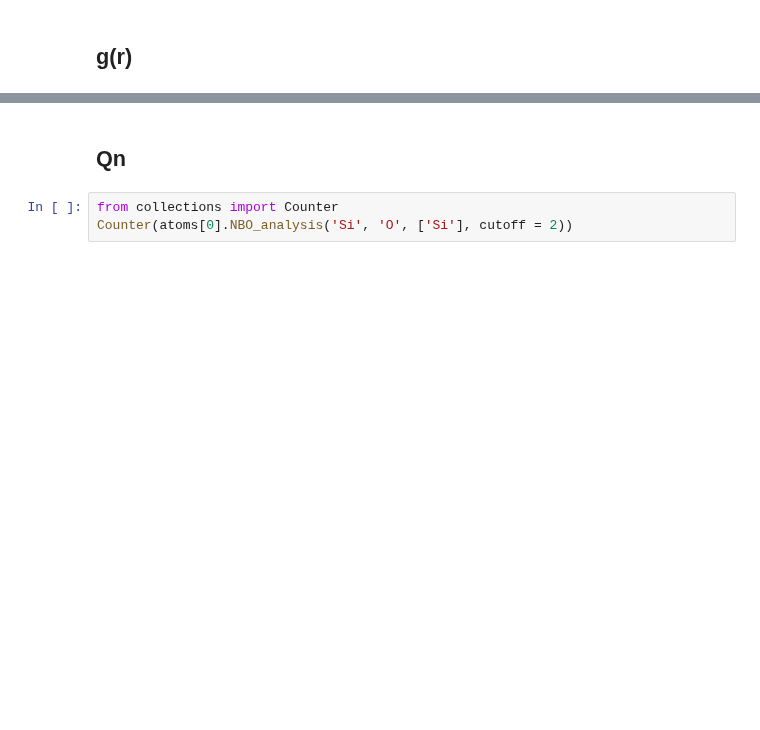
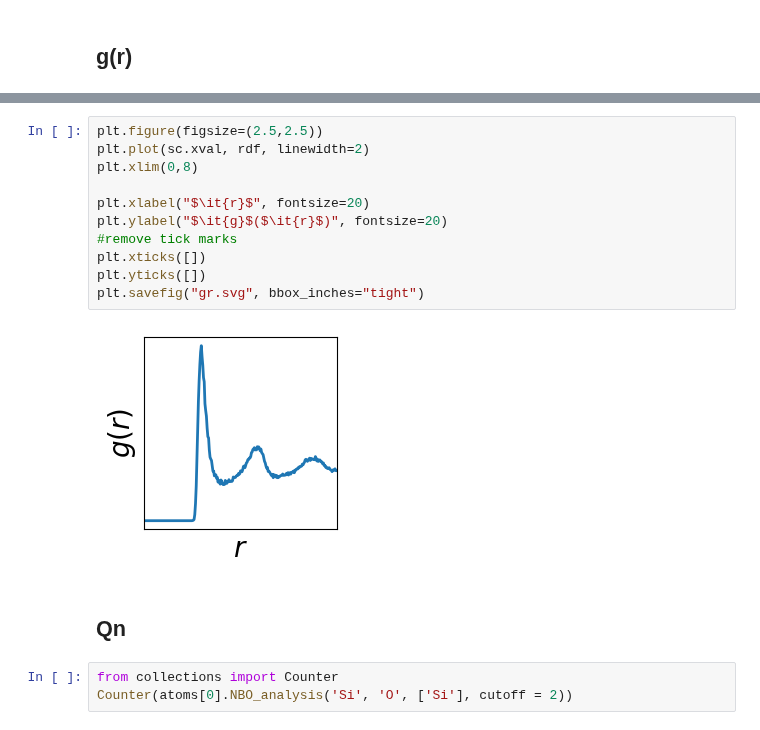
Before and after one commit to R-Chr/vitrum, a Jupyter notebook: examples/analysis/demo.ipynb, the cells around one changed output, grey strips where cells are left out. Saved outputs shown, nothing was run; the diff lists cells and outputs as text; blank space fills up the shorter version.

```diff
--- a/examples/analysis/demo.ipynb
+++ b/examples/analysis/demo.ipynb
@@ -46,3 +59,16 @@ Text(0, 0.5, 'g(r)')
+# %%
+plt.figure(figsize=(2.5,2.5))
+plt.plot(sc.xval, rdf, linewidth=2)
+plt.xlim(0,8)
+
+plt.xlabel("$\it{r}$", fontsize=20)
+plt.ylabel("$\it{g}$($\it{r}$)", fontsize=20)
+#remove tick marks
+plt.xticks([])
+plt.yticks([])
+plt.savefig("gr.svg", bbox_inches="tight")
+# %% [output]
+[figure, added]
 # %% [markdown]
 ## Qn
 # %%
```
Also changed, not shown: parts of 3 cells of this notebook, 9 other files.
